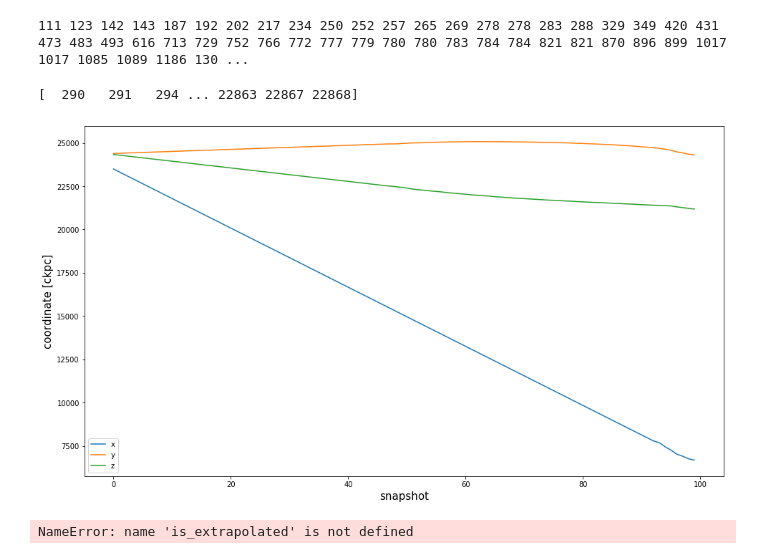
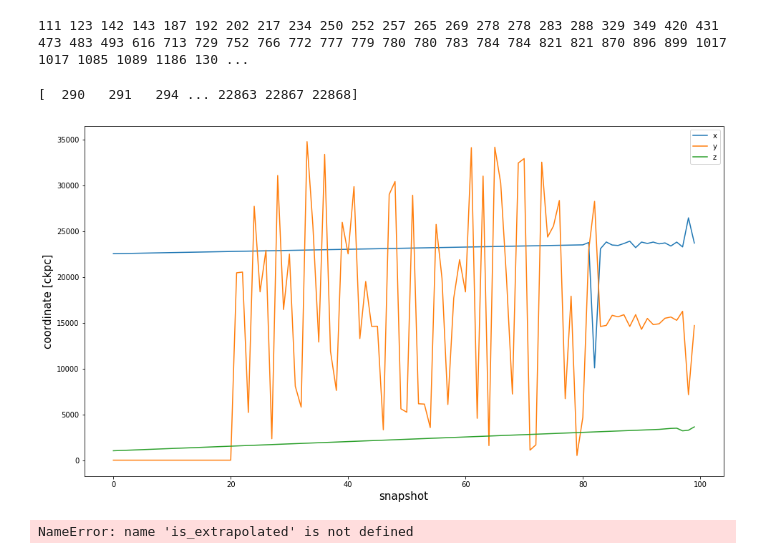
Before and after one commit to nelson-group/Ole_insitu_stars, a Jupyter notebook: treework.ipynb, the cells around one changed output. Saved outputs shown, nothing was run; the diff lists cells and outputs as text; code cells hidden in the pictures.

```diff
--- a/treework.ipynb
+++ b/treework.ipynb
@@ -283,23 +289,23 @@ f.close()
 # %%
 f = h5py.File('files/TNG50-4/SubhaloPosAtAllSnaps_extrapolated.hdf5','r')
 is_extrapolated = f['is_extrapolated'][:]
 print(np.where(is_extrapolated == False)[0][20:])
-subID = 202
+subID = 489
 x = f['SubhaloPos'][subID,:,0]
 y = f['SubhaloPos'][subID,:,1]
 z = f['SubhaloPos'][subID,:,2]
 snaps=np.arange(99,-1,-1)
 plt.figure(figsize=(16,9))
 plt.plot(snaps,x,label='x')
 plt.plot(snaps,y,label='y')
 plt.plot(snaps,z,label='z')
 plt.legend()
 plt.xlabel('snapshot',size=15)
 plt.ylabel('coordinate [ckpc]',size=15)
 f.close()
 # %% [output]
 [  290   291   294 ... 22863 22867 22868]
-[figure, old version]
+[figure, new version]
 # %%
 #different tests
 test = h5py.File('files/'+basePath[32:39]+'/SubhaloPosAtAllSnaps_extrapolated_test.hdf5','r+')
```
Also changed, not shown: parts of 6 cells of this notebook, 2 other files.
